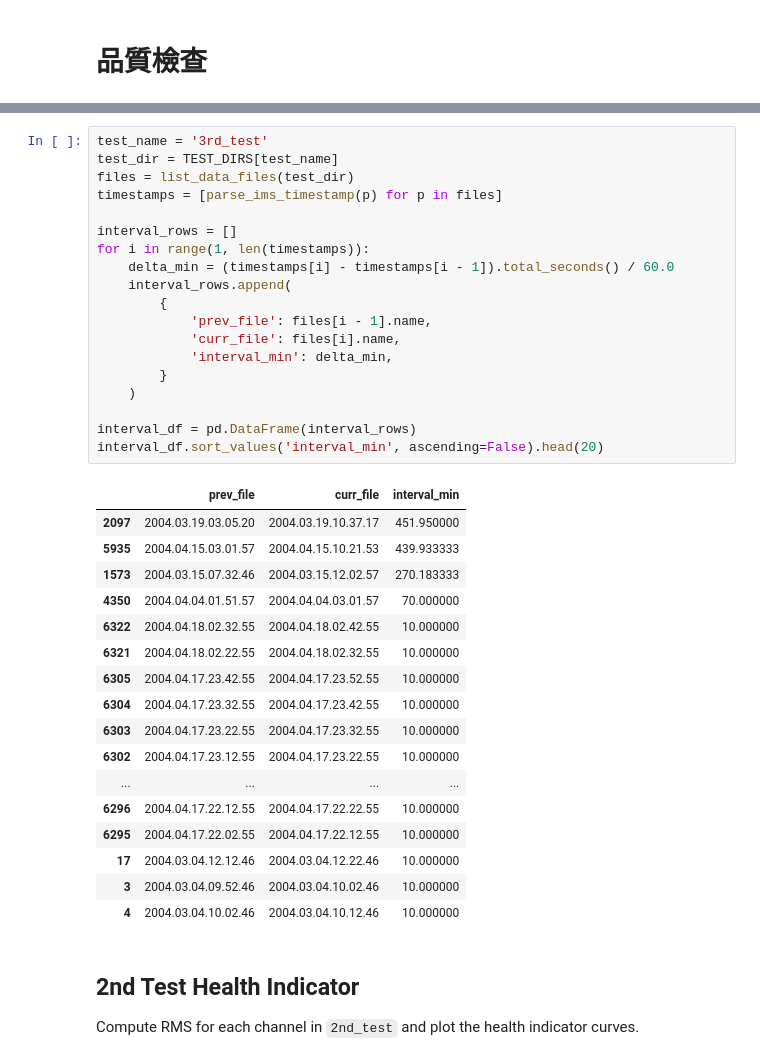
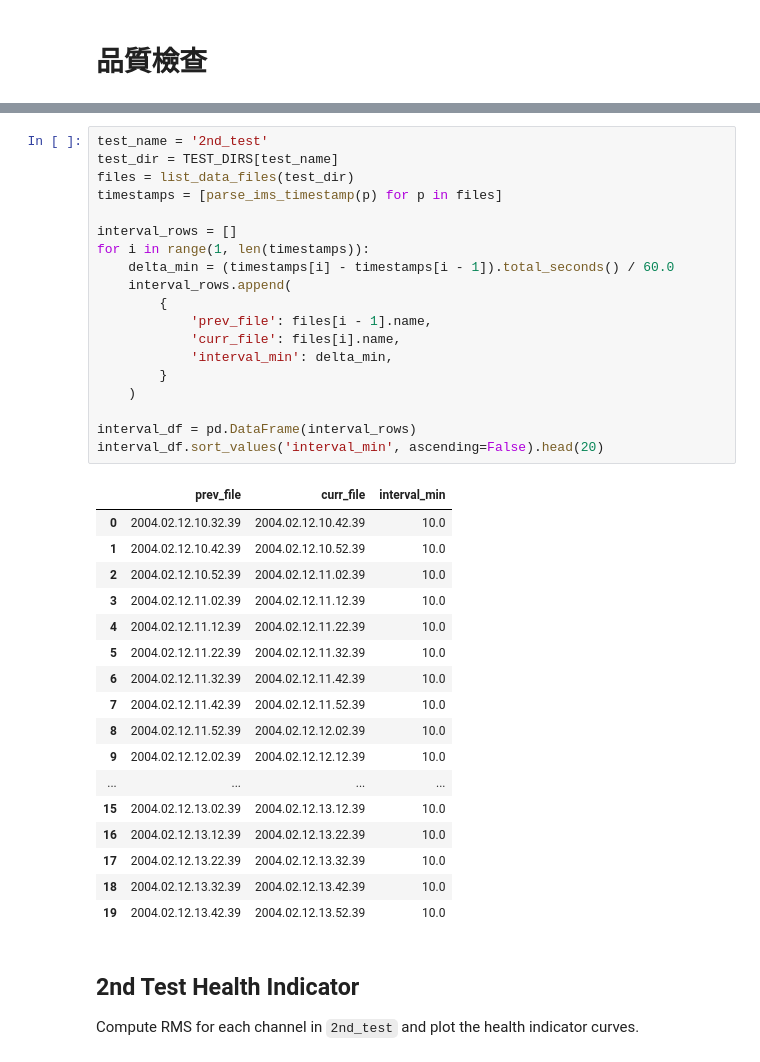
Before and after one commit to reset2626/project, a Jupyter notebook: MDS/upf.ipynb, the cells around one changed output, grey strips where cells are left out. Drawn from its saved outputs; the diff is of its cells as text.

```diff
--- a/MDS/upf.ipynb
+++ b/MDS/upf.ipynb
@@ -194,42 +194,42 @@ quality_df[[
 | 1 | 2nd_test | 984 | (20480, 4) | 1 | 0 | 0 | ... |
 | 2 | 3rd_test | 6324 | (20480, 4) | 1 | 0 | 0 | ... |
 # %%
-test_name = '3rd_test'
+test_name = '2nd_test'
 test_dir = TEST_DIRS[test_name]
 files = list_data_files(test_dir)
 timestamps = [parse_ims_timestamp(p) for p in files]
 
 interval_rows = []
 for i in range(1, len(timestamps)):
     delta_min = (timestamps[i] - timestamps[i - 1]).total_seconds() / 60.0
     interval_rows.append(
         {
             'prev_file': files[i - 1].name,
             'curr_file': files[i].name,
             'interval_min': delta_min,
         }
     )
 
 interval_df = pd.DataFrame(interval_rows)
 interval_df.sort_values('interval_min', ascending=False).head(20)
 # %% [output]
 |  | prev_file | curr_file | interval_min |
-| 2097 | 2004.03.19.03.05.20 | 2004.03.19.10.37.17 | 451.950000 |
-| 5935 | 2004.04.15.03.01.57 | 2004.04.15.10.21.53 | 439.933333 |
-| 1573 | 2004.03.15.07.32.46 | 2004.03.15.12.02.57 | 270.183333 |
-| 4350 | 2004.04.04.01.51.57 | 2004.04.04.03.01.57 | 70.000000 |
-| 6322 | 2004.04.18.02.32.55 | 2004.04.18.02.42.55 | 10.000000 |
-| 6321 | 2004.04.18.02.22.55 | 2004.04.18.02.32.55 | 10.000000 |
-| 6305 | 2004.04.17.23.42.55 | 2004.04.17.23.52.55 | 10.000000 |
-| 6304 | 2004.04.17.23.32.55 | 2004.04.17.23.42.55 | 10.000000 |
-| 6303 | 2004.04.17.23.22.55 | 2004.04.17.23.32.55 | 10.000000 |
-| 6302 | 2004.04.17.23.12.55 | 2004.04.17.23.22.55 | 10.000000 |
+| 0 | 2004.02.12.10.32.39 | 2004.02.12.10.42.39 | 10.0 |
+| 1 | 2004.02.12.10.42.39 | 2004.02.12.10.52.39 | 10.0 |
+| 2 | 2004.02.12.10.52.39 | 2004.02.12.11.02.39 | 10.0 |
+| 3 | 2004.02.12.11.02.39 | 2004.02.12.11.12.39 | 10.0 |
+| 4 | 2004.02.12.11.12.39 | 2004.02.12.11.22.39 | 10.0 |
+| 5 | 2004.02.12.11.22.39 | 2004.02.12.11.32.39 | 10.0 |
+| 6 | 2004.02.12.11.32.39 | 2004.02.12.11.42.39 | 10.0 |
+| 7 | 2004.02.12.11.42.39 | 2004.02.12.11.52.39 | 10.0 |
+| 8 | 2004.02.12.11.52.39 | 2004.02.12.12.02.39 | 10.0 |
+| 9 | 2004.02.12.12.02.39 | 2004.02.12.12.12.39 | 10.0 |
 | ... | ... | ... | ... |
-| 6296 | 2004.04.17.22.12.55 | 2004.04.17.22.22.55 | 10.000000 |
-| 6295 | 2004.04.17.22.02.55 | 2004.04.17.22.12.55 | 10.000000 |
-| 17 | 2004.03.04.12.12.46 | 2004.03.04.12.22.46 | 10.000000 |
-| 3 | 2004.03.04.09.52.46 | 2004.03.04.10.02.46 | 10.000000 |
-| 4 | 2004.03.04.10.02.46 | 2004.03.04.10.12.46 | 10.000000 |
+| 15 | 2004.02.12.13.02.39 | 2004.02.12.13.12.39 | 10.0 |
+| 16 | 2004.02.12.13.12.39 | 2004.02.12.13.22.39 | 10.0 |
+| 17 | 2004.02.12.13.22.39 | 2004.02.12.13.32.39 | 10.0 |
+| 18 | 2004.02.12.13.32.39 | 2004.02.12.13.42.39 | 10.0 |
+| 19 | 2004.02.12.13.42.39 | 2004.02.12.13.52.39 | 10.0 |
 # %% [markdown]
 ## 2nd Test Health Indicator
 
```
Also changed, not shown: parts of 19 cells of this notebook.
